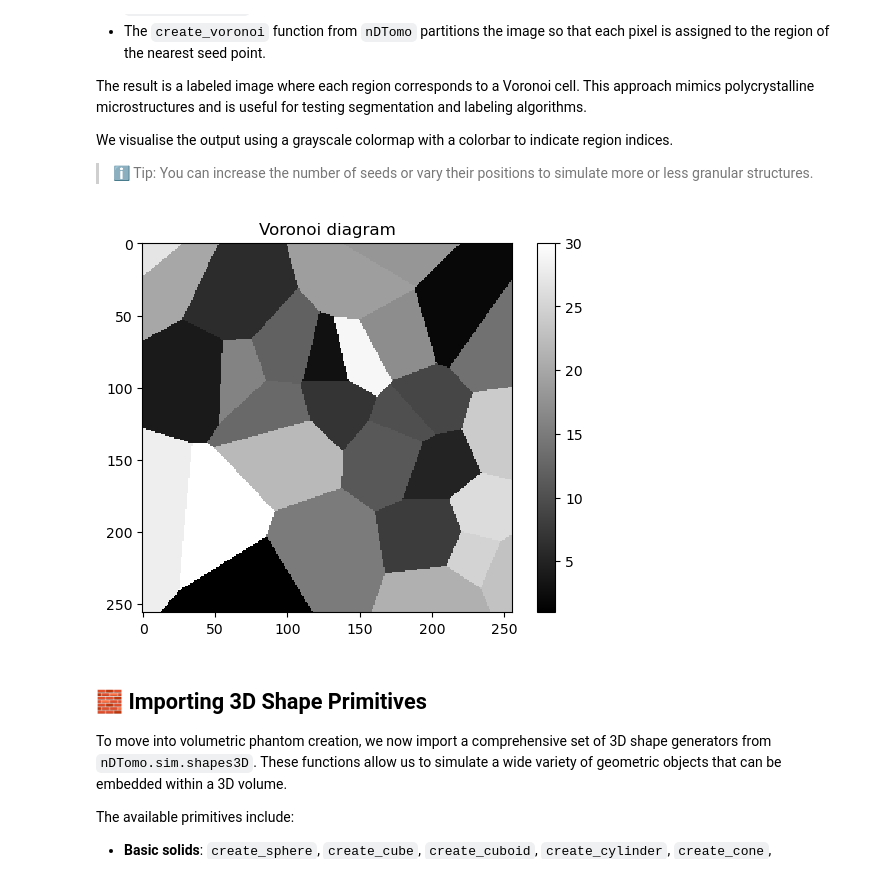
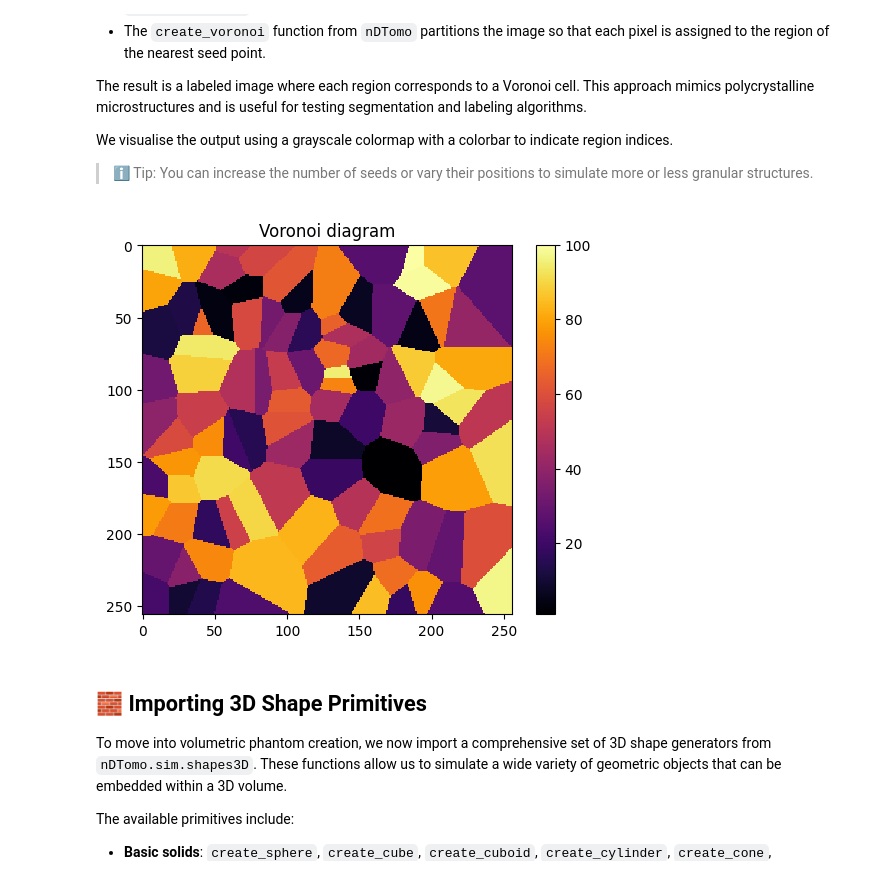
Before and after one commit to antonyvam/nDTomo, a Jupyter notebook: docs/source/notebooks/tutorial_phantoms.ipynb, the cells around one changed output. Drawn from its saved outputs; the diff is of its cells as text; code cells hidden in the pictures.

```diff
--- a/docs/source/notebooks/tutorial_phantoms.ipynb
+++ b/docs/source/notebooks/tutorial_phantoms.ipynb
@@ -106,20 +140,20 @@ We visualise the output using a grayscale colormap with a colorbar to indicate r
 # %%
 # Define random seed points
 size = (256, 256)
-num_points = 30
+num_points = 100
 seed_points = [(np.random.randint(0, size[0]), np.random.randint(0, size[1])) for _ in range(num_points)]
 
 # Generate Voronoi diagram
 img = np.zeros(size, dtype=int)
 imn = create_voronoi(img, seed_points)
 
 plt.figure(1);plt.clf()
-plt.imshow(imn, cmap='gray', interpolation='None')
+plt.imshow(imn, cmap='inferno', interpolation='None')
 plt.colorbar()
 plt.title('Voronoi diagram')
 plt.show()
 # %% [output]
-[figure, old version]
+[figure, new version]
 # %% [markdown]
 ## 🧱 Importing 3D Shape Primitives
 
```
Also changed, not shown: parts of 20 cells of this notebook, 1 other file.
